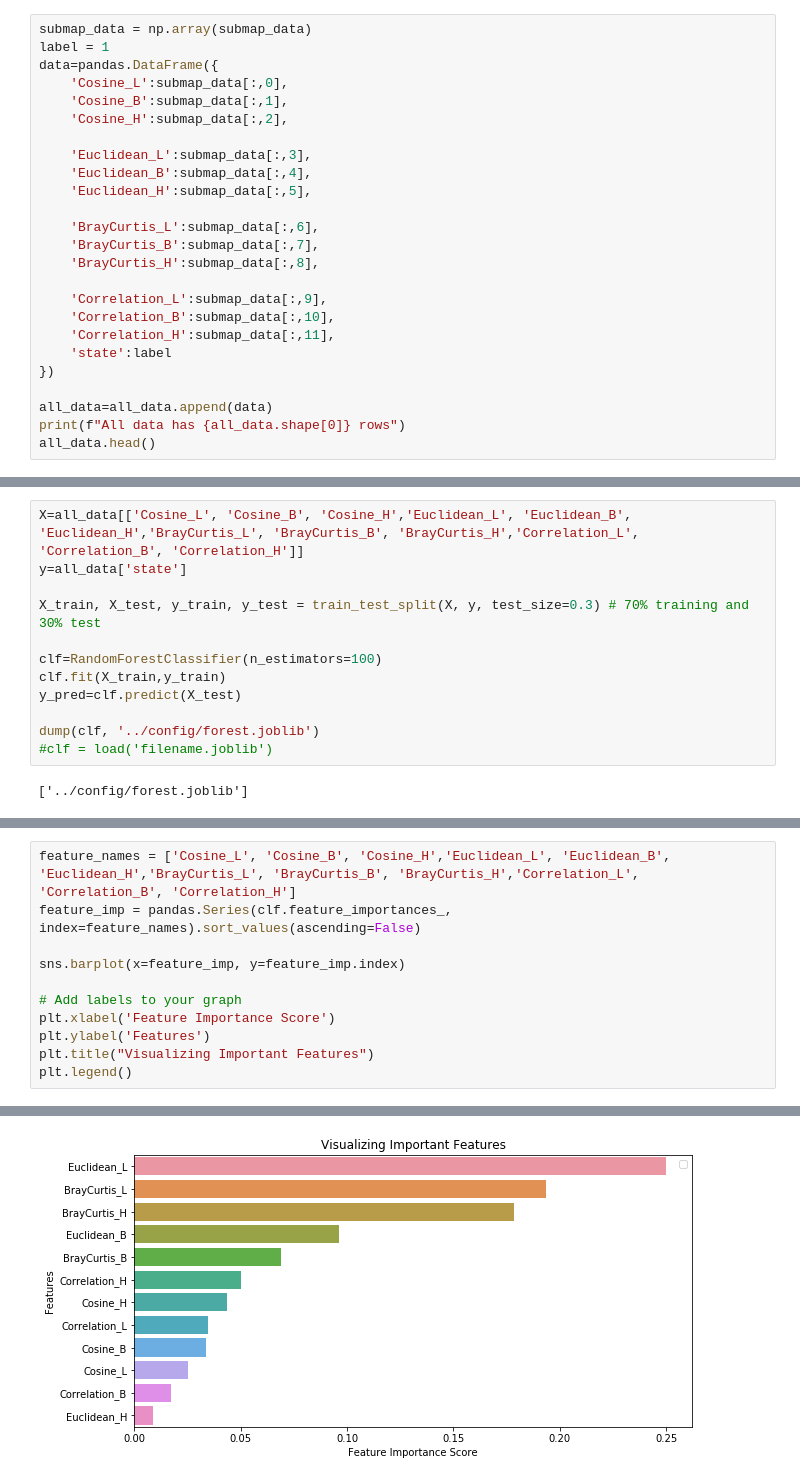
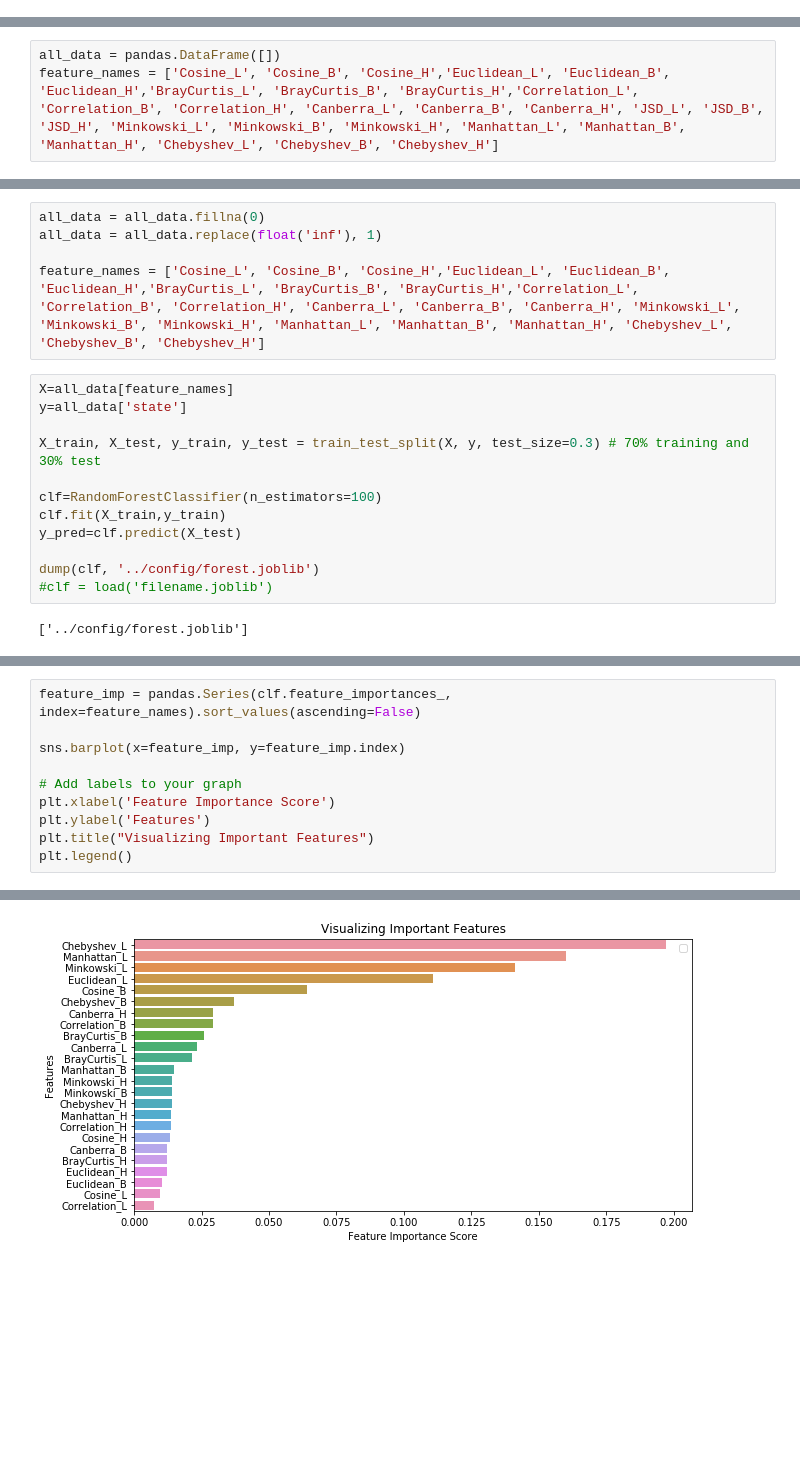
Before and after one commit to ethz-asl/fgsp, a Jupyter notebook: src/submap_evaluation.ipynb, the cells around one changed output, grey strips where cells are left out. Drawn from its saved outputs; the diff is of its cells as text; blank space fills up the shorter version.

Commit message:
playing around with simulated data and the RF

```diff
--- a/src/submap_evaluation.ipynb
+++ b/src/submap_evaluation.ipynb
@@ -587,25 +584,0 @@ Dividing 1083 nodes into 40 = 27
-# %%
-submap_data = np.array(submap_data)
-label = 1
-data=pandas.DataFrame({
-    'Cosine_L':submap_data[:,0],
-    'Cosine_B':submap_data[:,1],
-    'Cosine_H':submap_data[:,2],
-
-    'Euclidean_L':submap_data[:,3],
-    'Euclidean_B':submap_data[:,4],
-    'Euclidean_H':submap_data[:,5],
-
-    'BrayCurtis_L':submap_data[:,6],
-    'BrayCurtis_B':submap_data[:,7],
-    'BrayCurtis_H':submap_data[:,8],
-
-    'Correlation_L':submap_data[:,9],
-    'Correlation_B':submap_data[:,10],
-    'Correlation_H':submap_data[:,11],
-    'state':label
-})
-
-all_data=all_data.append(data)
-print(f"All data has {all_data.shape[0]} rows")
-all_data.head()
@@ -619,0 +588,3 @@ All data has 640 rows
+# %%
+all_data = pandas.DataFrame([])
+feature_names = ['Cosine_L', 'Cosine_B', 'Cosine_H','Euclidean_L', 'Euclidean_B', 'Euclidean_H','BrayCurtis_L', 'BrayCurtis_B', 'BrayCurtis_H','Correlation_L', 'Correlation_B', 'Correlation_H', 'Canberra_L', 'Canberra_B', 'Canberra_H', 'JSD_L', 'JSD_B', 'JSD_H', 'Minkowski_L', 'Minkowski_B', 'Minkowski_H', 'Manhattan_L', 'Manhattan_B', 'Manhattan_H', 'Chebyshev_L', 'Chebyshev_B', 'Chebyshev_H']
@@ -620,5 +870,10 @@ All data has 640 rows
+# %%
+all_data = all_data.fillna(0)
+all_data = all_data.replace(float('inf'), 1)
+
+feature_names = ['Cosine_L', 'Cosine_B', 'Cosine_H','Euclidean_L', 'Euclidean_B', 'Euclidean_H','BrayCurtis_L', 'BrayCurtis_B', 'BrayCurtis_H','Correlation_L', 'Correlation_B', 'Correlation_H', 'Canberra_L', 'Canberra_B', 'Canberra_H', 'Minkowski_L', 'Minkowski_B', 'Minkowski_H', 'Manhattan_L', 'Manhattan_B', 'Manhattan_H', 'Chebyshev_L', 'Chebyshev_B', 'Chebyshev_H']
 # %%
-X=all_data[['Cosine_L', 'Cosine_B', 'Cosine_H','Euclidean_L', 'Euclidean_B', 'Euclidean_H','BrayCurtis_L', 'BrayCurtis_B', 'BrayCurtis_H','Correlation_L', 'Correlation_B', 'Correlation_H']]
+X=all_data[feature_names]
 y=all_data['state']
 
 X_train, X_test, y_train, y_test = train_test_split(X, y, test_size=0.3) # 70% training and 30% test
@@ -638,16 +893,15 @@ Accuracy: 0.9895833333333334
 # %%
-feature_names = ['Cosine_L', 'Cosine_B', 'Cosine_H','Euclidean_L', 'Euclidean_B', 'Euclidean_H','BrayCurtis_L', 'BrayCurtis_B', 'BrayCurtis_H','Correlation_L', 'Correlation_B', 'Correlation_H']
 feature_imp = pandas.Series(clf.feature_importances_, index=feature_names).sort_values(ascending=False)
 
 sns.barplot(x=feature_imp, y=feature_imp.index)
 
 # Add labels to your graph
 plt.xlabel('Feature Importance Score')
 plt.ylabel('Features')
 plt.title("Visualizing Important Features")
 plt.legend()
 # %% [output]
 No handles with labels found to put in legend.
 <matplotlib.legend.Legend at 0x...>
-[figure, old version]
+[figure, new version]
 # %%
```
Also changed, not shown: parts of 21 cells of this notebook, 1 other file.
